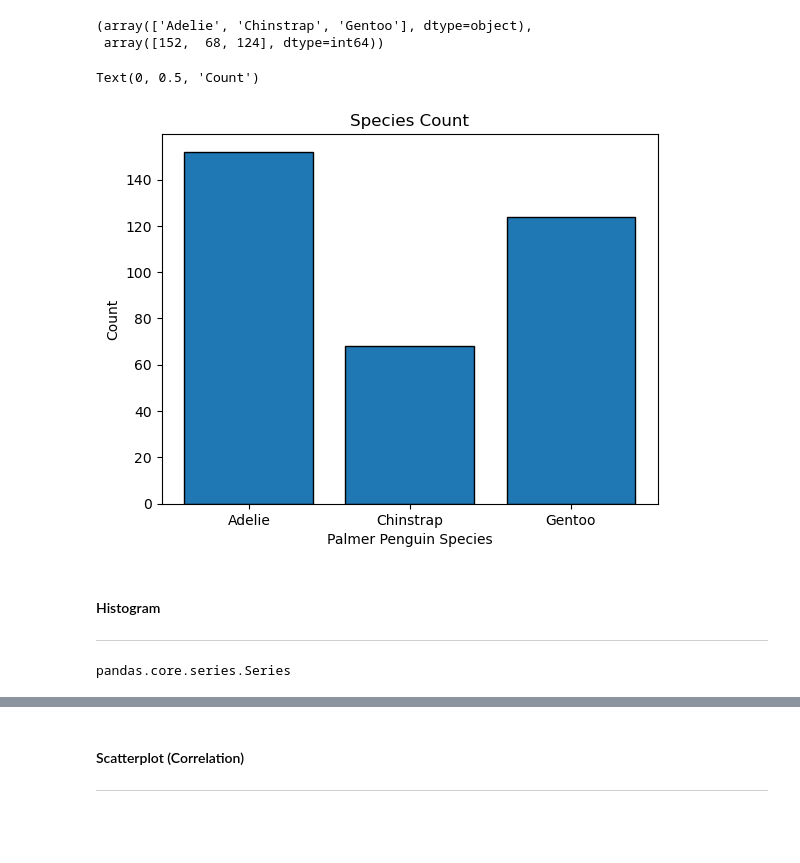
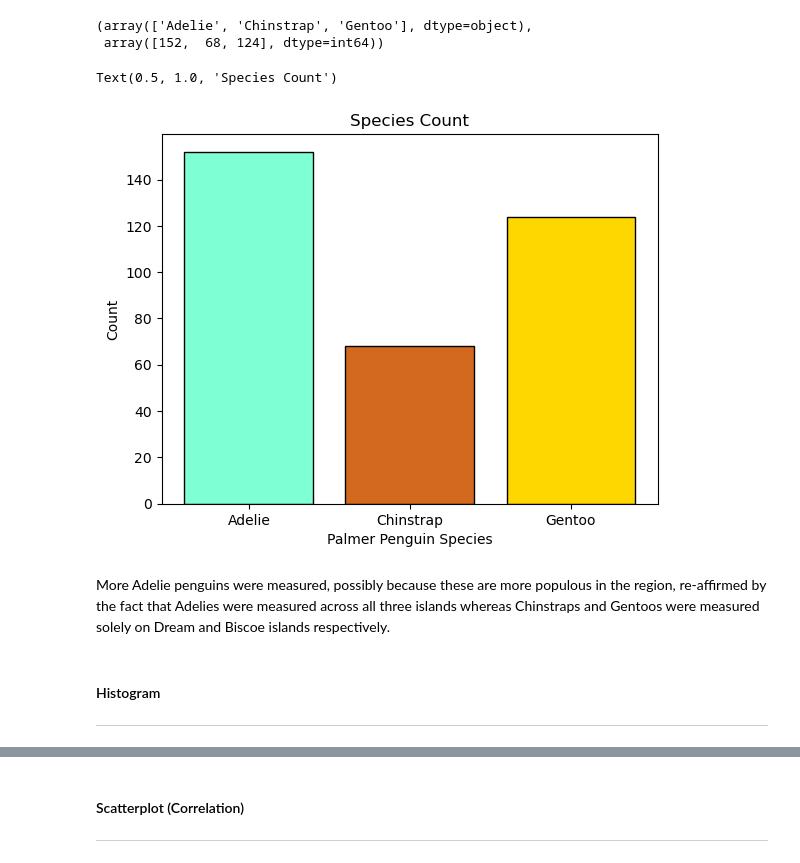
Before and after one commit to fdennehy/pda-project, a Jupyter notebook: penguins.ipynb, the cells around one changed output, grey strips where cells are left out. Saved outputs shown, nothing was run; the diff lists cells and outputs as text; code cells hidden in the pictures; blank space fills up the shorter version.

Commit message:
Updated Bar Charts and Histograms

```diff
--- a/penguins.ipynb
+++ b/penguins.ipynb
@@ -267,17 +270,26 @@ species, specie_count
 # %% [output]
 (array(['Adelie', 'Chinstrap', 'Gentoo'], dtype=object),
  array([152,  68, 124], dtype=int64))
-# %%
-# Plot the species with counts on a bar chart.
-plt.bar(species,specie_count,edgecolor='black')
-
-# Format the axis labels.
-plt.title("Species Count")
-plt.xlabel("Palmer Penguin Species")
-plt.ylabel("Count")
-# %% [output]
-Text(0, 0.5, 'Count')
-[figure, removed]
+# %%
+# https://matplotlib.org/stable/gallery/lines_bars_and_markers/bar_colors.html
+
+# Create a new figure and set of axes.
+fig1, ax1 = plt.subplots()
+
+# Simple bar chart.
+ax1.bar(species,specie_count,edgecolor='black', color=['aquamarine', 'chocolate', 'gold'])
+
+# Axis labels.
+ax1.set_xlabel("Palmer Penguin Species")
+ax1.set_ylabel("Count")
+
+# Title.
+ax1.set_title("Species Count")
+# %% [output]
+Text(0.5, 1.0, 'Species Count')
+[figure, added]
+# %% [markdown]
+More Adelie penguins were measured, possibly because these are more populous in the region, re-affirmed by the fact that Adelies were measured across all three islands whereas Chinstraps and Gentoos were measured solely on Dream and Biscoe islands respectively.
 # %% [markdown]
 #### Histogram
 
@@ -292,7 +304,3 @@ gentoo_df = df[df["species"].str.contains("Gentoo")]
 adelie_flen = adelie_df["flipper_length_mm"]
 chinstrap_flen = chinstrap_df["flipper_length_mm"]
 gentoo_flen = gentoo_df["flipper_length_mm"]
-# %%
-type(adelie_flen)
-# %% [output]
-pandas.core.series.Series
```
Also changed, not shown: parts of 21 cells of this notebook.
